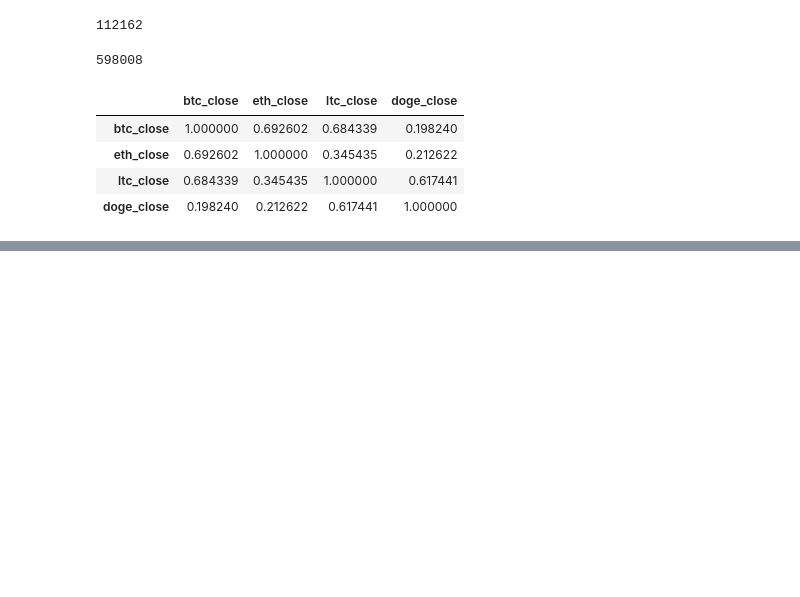
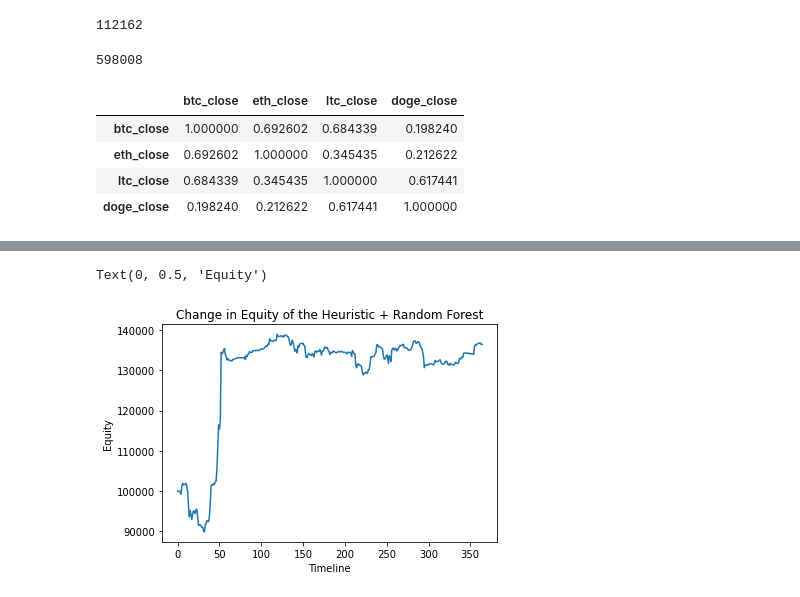
Before and after one commit to TazTornadoo/crypto_billionairs, a Jupyter notebook: Python/exploratory_data_analysis.ipynb, the cells around one changed output, grey strips where cells are left out. Drawn from its saved outputs; the diff is of its cells as text; code cells hidden in the pictures; blank space fills up the shorter version.

```diff
--- a/Python/exploratory_data_analysis.ipynb
+++ b/Python/exploratory_data_analysis.ipynb
@@ -80,0 +101,8 @@ df.corr()
+# %%
+plt.plot((df_equity1.sum(axis=1) + df_equity2.sum(axis=1)) / 50)
+plt.title("Change in Equity of the Heuristic + Random Forest")
+plt.xlabel("Timeline")
+plt.ylabel("Equity")
+# %% [output]
+Text(0, 0.5, 'Equity')
+[figure, added]
```
Also changed, not shown: parts of 3 cells of this notebook, 3 other files.
